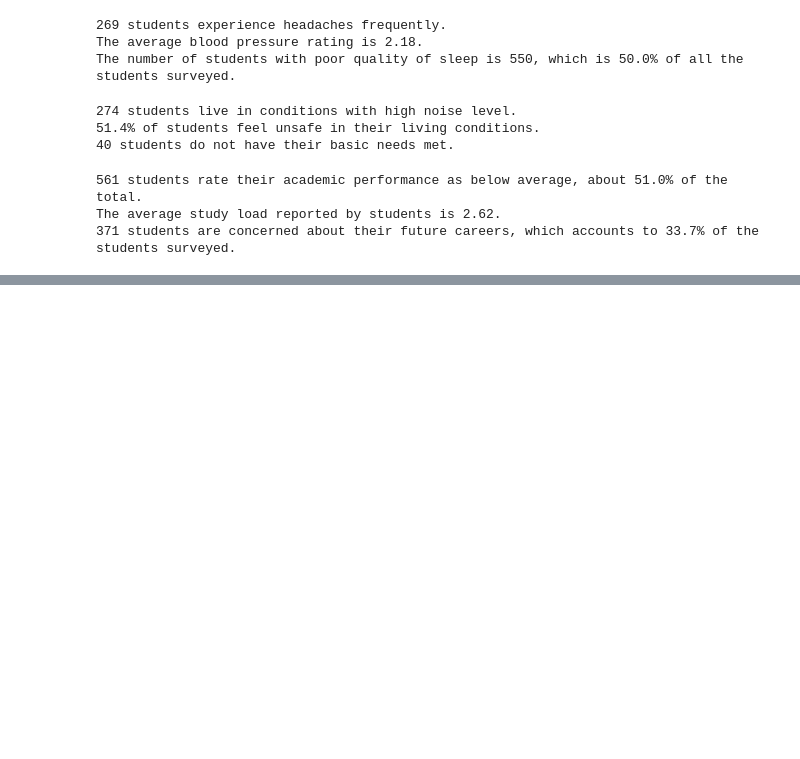
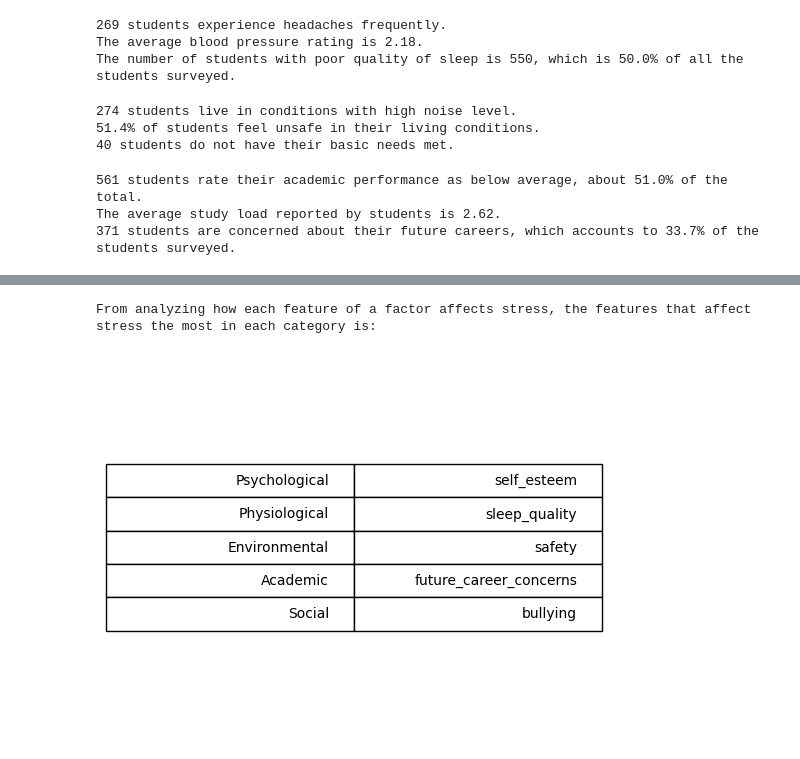
Before and after one commit to kenandutan/Codecademy-ML-AI-Engineer-Foundations-Final-Portfolio, a Jupyter notebook: Analysis of Stress Level Dataset.ipynb, the cells around one changed output, grey strips where cells are left out. Saved outputs shown, nothing was run; the diff lists cells and outputs as text; code cells hidden in the pictures; blank space fills up the shorter version.

```diff
--- a/Analysis of Stress Level Dataset.ipynb
+++ b/Analysis of Stress Level Dataset.ipynb
@@ -162,0 +208,30 @@ Psychological factor has the highest number of students reporting negative exper
+# %%
+import matplotlib.pyplot as plt
+
+#define figure and axes
+fig, ax = plt.subplots()
+
+#create values for table
+table_data=[
+    ["Psychological", 'self_esteem'],
+    ["Physiological", 'sleep_quality'],
+    ["Environmental", 'safety'],
+    ["Academic", 'future_career_concerns'],
+    ["Social", 'bullying']
+]
+
+#create table
+table = ax.table(cellText=table_data, loc='center')
+
+#modify table
+table.set_fontsize(10)
+table.scale(1,2)
+ax.axis('off')
+
+print('From analyzing how each feature of a factor affects stress, the features that affect stress the most in each category is:')
+
+#display table
+plt.show()
+# %% [output]
+From analyzing how each feature of a factor affects stress, the features that affect stress the most in each category is:
+[figure, added]
```
Also changed, not shown: parts of 14 cells of this notebook.
